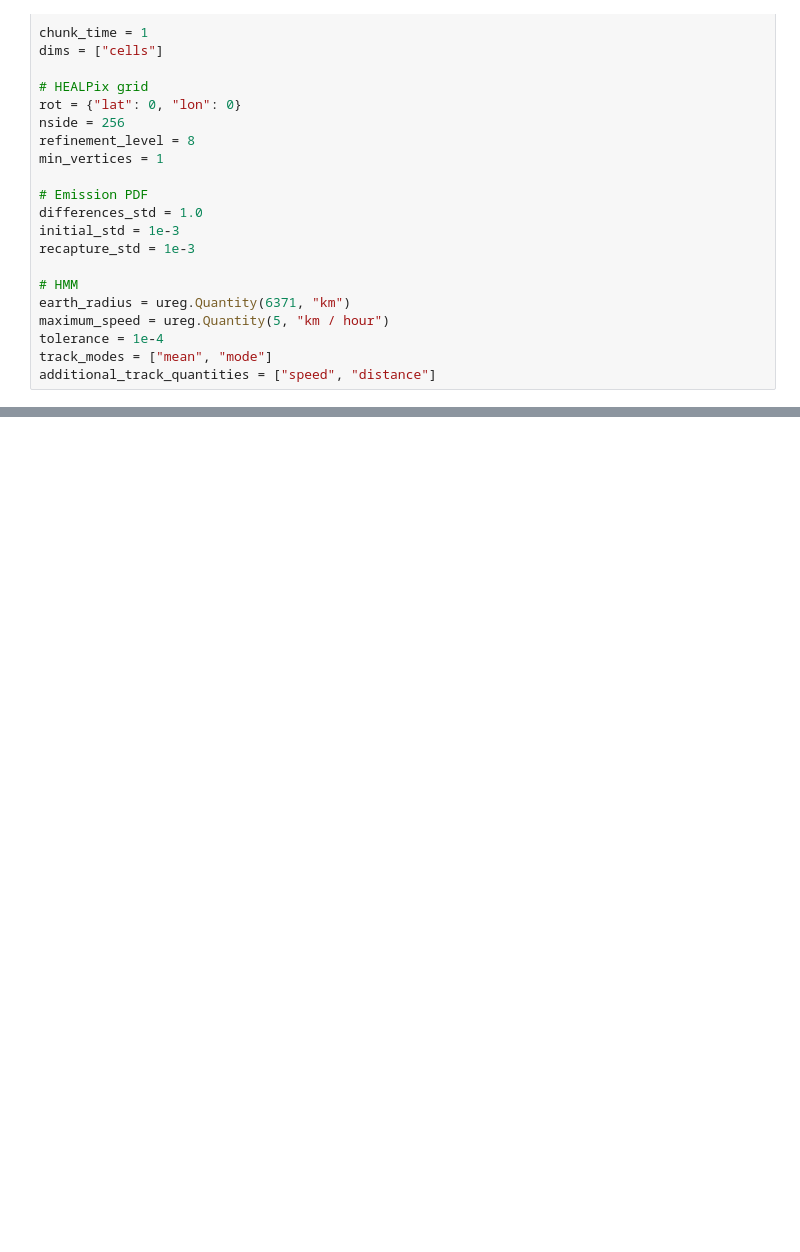
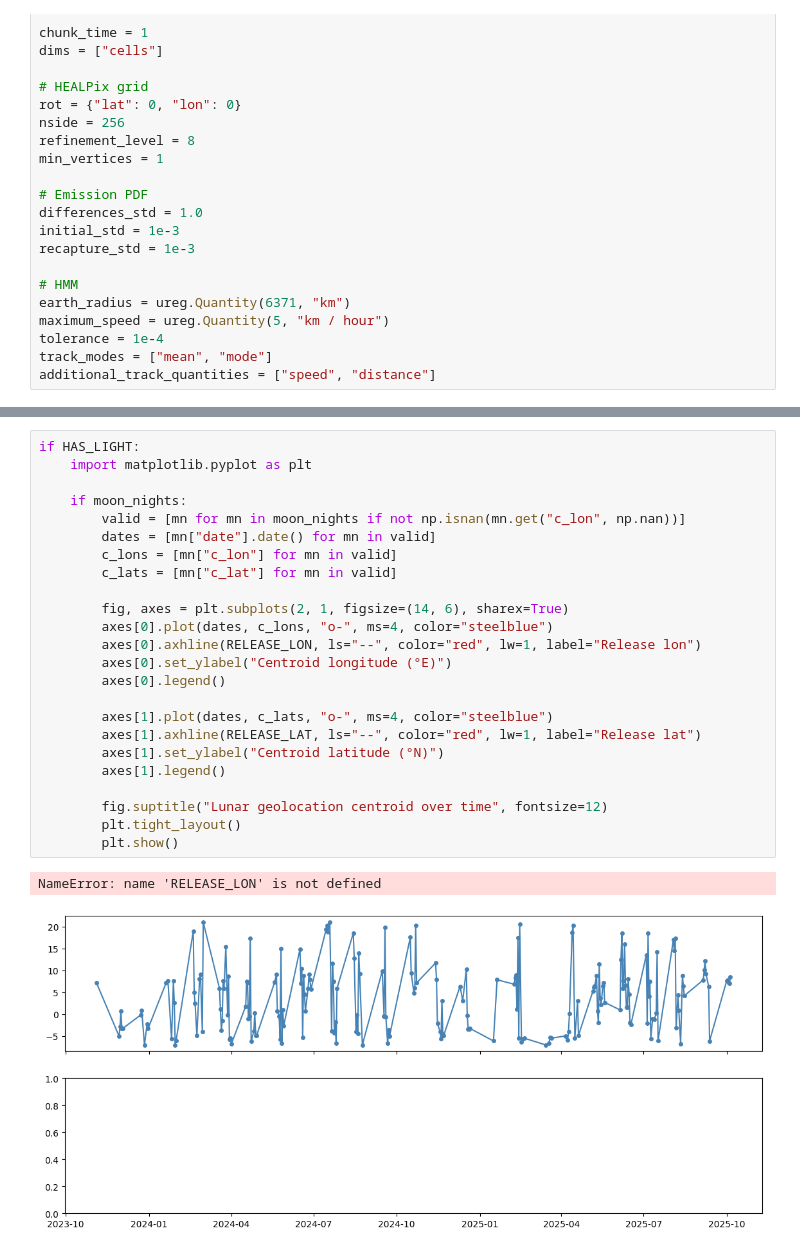
Before and after one commit to pangeo-fish/pangeo-fish, a Jupyter notebook: notebooks/new_workflow/pangeo_fish_with_light.ipynb, the cells around one changed output, grey strips where cells are left out. Drawn from its saved outputs; the diff is of its cells as text; blank space fills up the shorter version.

```diff
--- a/notebooks/new_workflow/pangeo_fish_with_light.ipynb
+++ b/notebooks/new_workflow/pangeo_fish_with_light.ipynb
@@ -1137 +1634,28 @@ light_common = normalize_pdf_by_mask(light_common, pdf_var="pdf_light")
+# %%
+if HAS_LIGHT:
+    import matplotlib.pyplot as plt
+
+    if moon_nights:
+        valid = [mn for mn in moon_nights if not np.isnan(mn.get("c_lon", np.nan))]
+        dates = [mn["date"].date() for mn in valid]
+        c_lons = [mn["c_lon"] for mn in valid]
+        c_lats = [mn["c_lat"] for mn in valid]
+
+        fig, axes = plt.subplots(2, 1, figsize=(14, 6), sharex=True)
+        axes[0].plot(dates, c_lons, "o-", ms=4, color="steelblue")
+        axes[0].axhline(RELEASE_LON, ls="--", color="red", lw=1, label="Release lon")
+        axes[0].set_ylabel("Centroid longitude (°E)")
+        axes[0].legend()
+
+        axes[1].plot(dates, c_lats, "o-", ms=4, color="steelblue")
+        axes[1].axhline(RELEASE_LAT, ls="--", color="red", lw=1, label="Release lat")
+        axes[1].set_ylabel("Centroid latitude (°N)")
+        axes[1].legend()
+
+        fig.suptitle("Lunar geolocation centroid over time", fontsize=12)
+        plt.tight_layout()
+        plt.show()
+# %% [output]
+NameError: name 'RELEASE_LON' is not defined
+[figure, added]
 # %%
```
Also changed, not shown: parts of 142 cells of this notebook, 6 other files.
